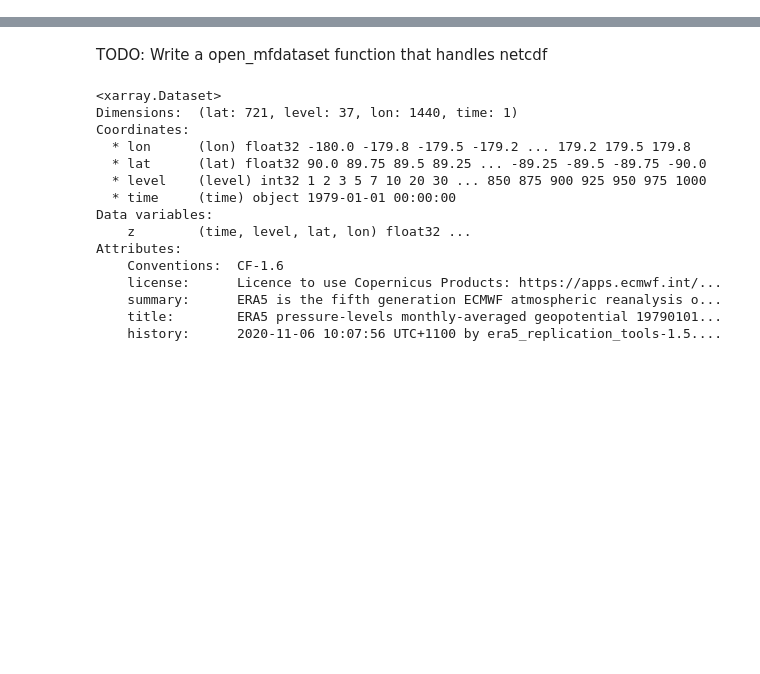
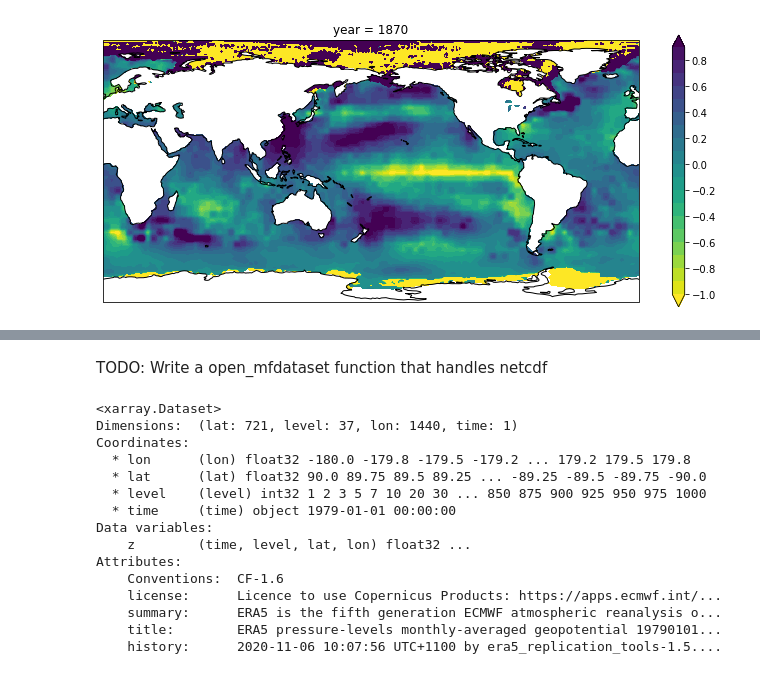
Before and after one commit to DamienIrving/wheatbelt, a Jupyter notebook: composites.ipynb, the cells around one changed output, grey strips where cells are left out. Drawn from its saved outputs; the diff is of its cells as text; code cells hidden in the pictures; blank space fills up the shorter version.

```diff
--- a/composites.ipynb
+++ b/composites.ipynb
@@ -35,0 +167,3 @@ Attributes:
+# %%
+fit = xr.polyval(sst_JFM['year'], p['polyfit_coefficients'])
+fit
@@ -35,0 +195,6 @@ Attributes:
+# %%
+detrended = sst_JFM - fit
+# %%
+plot_data(detrended.isel(year=0), np.arange(-1, 1, 0.1))
+# %% [output]
+[figure, added]
```
Also changed, not shown: parts of 22 cells of this notebook.
